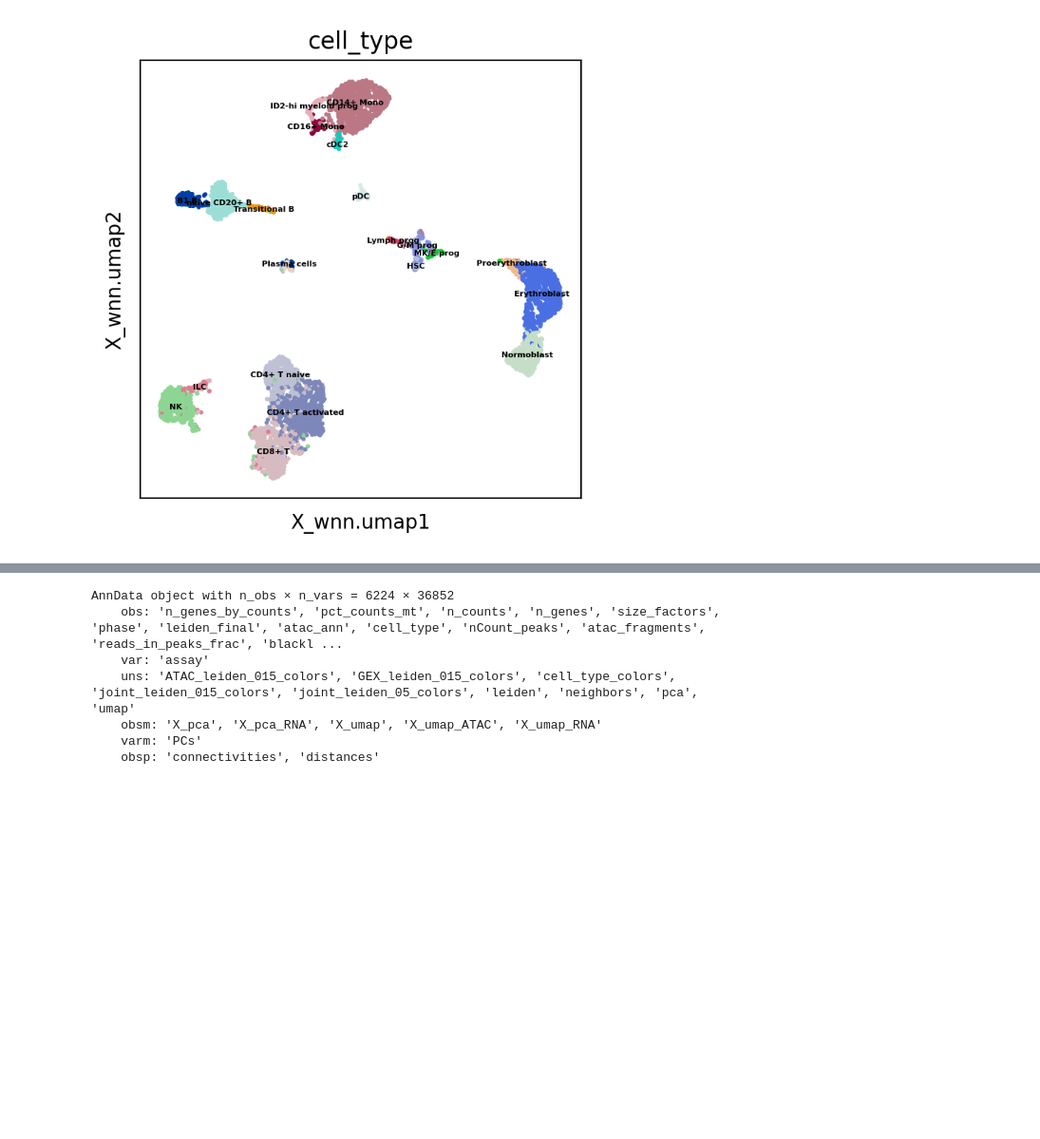
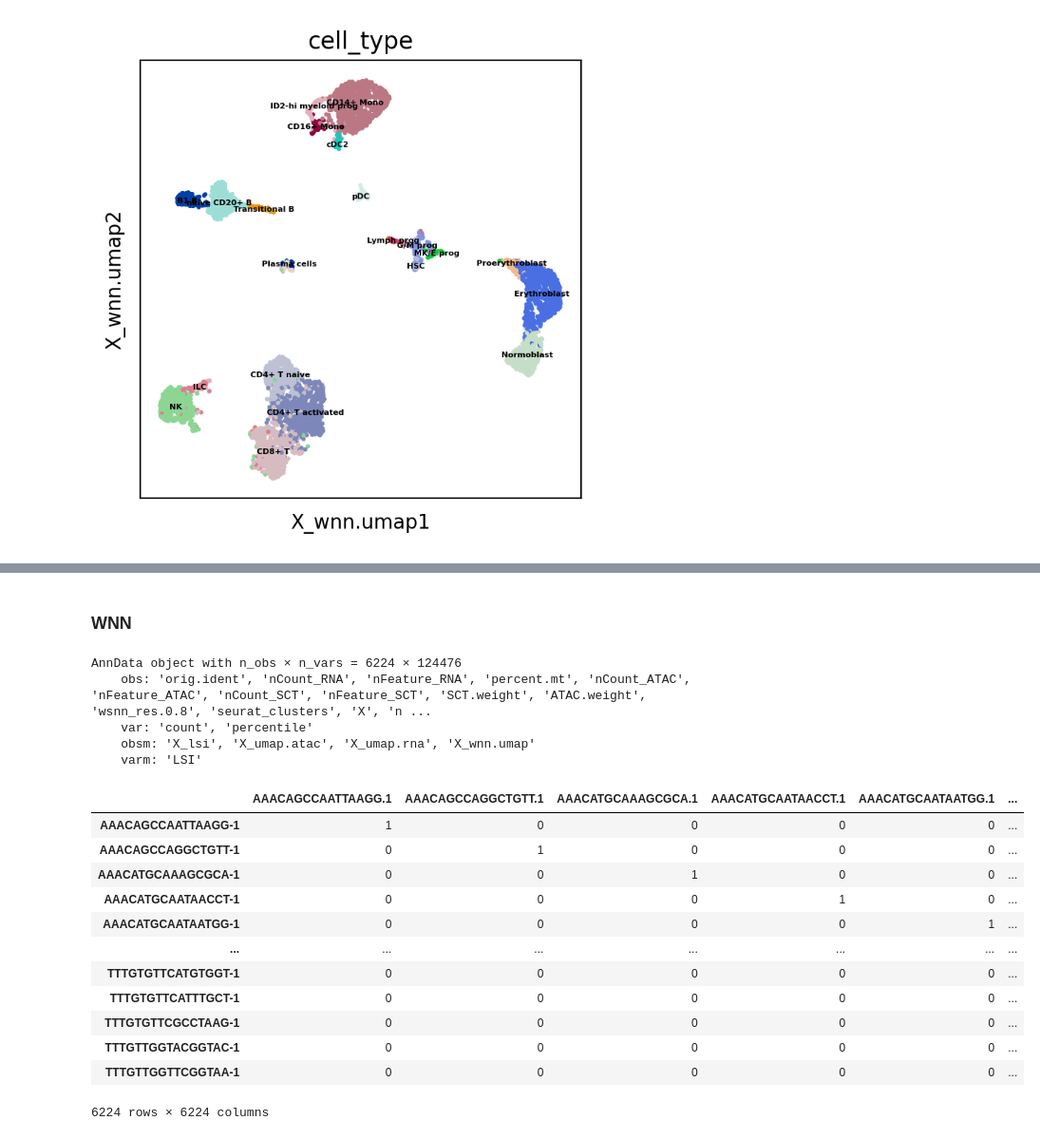
Before and after one commit to czbiohub-sf/celltype_annotation_tutorial, a Jupyter notebook: notebooks/NB_preprocess_multimodal_datasets_neurips_S1D1_multiome_GEX_ATAC_exCellxgene_v2.ipynb, the cells around one changed output, grey strips where cells are left out. Shown: that part at 95% size. Saved outputs shown, nothing was run; the diff lists cells and outputs as text; code cells hidden in the pictures; blank space fills up the shorter version.

```diff
--- a/notebooks/NB_preprocess_multimodal_datasets_neurips_S1D1_multiome_GEX_ATAC_exCellxgene_v2.ipynb
+++ b/notebooks/NB_preprocess_multimodal_datasets_neurips_S1D1_multiome_GEX_ATAC_exCellxgene_v2.ipynb
@@ -355,13 +309,11 @@ findfont: Generic family 'sans-serif' not found because none of the following fa
+# %% [markdown]
+### WNN
 # %%
-# bring in the cell x genes (RNA+ATAC-mapped) format again
-
-adata_test = sc.read_h5ad("/mnt/ibm_lg/yangjoon.kim/excellxgene_tutorial_manuscript/data/neurips2021_multiome/s1d1_rna_atac_joint_v3.h5ad")
-adata_test
+adata_seurat = sc.read_h5ad("/mnt/ibm_lg/yangjoon.kim/excellxgene_tutorial_manuscript/data/neurips2021_multiome/s1d1_rna_atac_wnn_seurat.h5ad")
+adata_seurat
 # %% [output]
-AnnData object with n_obs × n_vars = 6224 × 36852
-    obs: 'n_genes_by_counts', 'pct_counts_mt', 'n_counts', 'n_genes', 'size_factors', 'phase', 'leiden_final', 'atac_ann', 'cell_type', 'nCount_peaks', 'atac_fragments', 'reads_in_peaks_frac', 'blackl ...
-    var: 'assay'
-    uns: 'ATAC_leiden_015_colors', 'GEX_leiden_015_colors', 'cell_type_colors', 'joint_leiden_015_colors', 'joint_leiden_05_colors', 'leiden', 'neighbors', 'pca', 'umap'
-    obsm: 'X_pca', 'X_pca_RNA', 'X_umap', 'X_umap_ATAC', 'X_umap_RNA'
-    varm: 'PCs'
-    obsp: 'connectivities', 'distances'
+AnnData object with n_obs × n_vars = 6224 × 124476
+    obs: 'orig.ident', 'nCount_RNA', 'nFeature_RNA', 'percent.mt', 'nCount_ATAC', 'nFeature_ATAC', 'nCount_SCT', 'nFeature_SCT', 'SCT.weight', 'ATAC.weight', 'wsnn_res.0.8', 'seurat_clusters', 'X', 'n ...
+    var: 'count', 'percentile'
+    obsm: 'X_lsi', 'X_umap.atac', 'X_umap.rna', 'X_wnn.umap'
+    varm: 'LSI'
@@ -370,0 +320,18 @@ adata_test.obsm["X_umap_WNN_seurat"] = adata_seurat.obsm["X_wnn.umap"]
+# %%
+wnn_neighbors = pd.read_csv("/mnt/ibm_lg/yangjoon.kim/excellxgene_tutorial_manuscript/data/neurips2021_multiome/connectivities",
+                            index_col=[0])
+wnn_neighbors
+# %% [output]
+|  | AAACAGCCAATTAAGG.1 | AAACAGCCAGGCTGTT.1 | AAACATGCAAAGCGCA.1 | AAACATGCAATAACCT.1 | AAACATGCAATAATGG.1 | ... |
+| AAACAGCCAATTAAGG-1 | 1 | 0 | 0 | 0 | 0 | ... |
+| AAACAGCCAGGCTGTT-1 | 0 | 1 | 0 | 0 | 0 | ... |
+| AAACATGCAAAGCGCA-1 | 0 | 0 | 1 | 0 | 0 | ... |
+| AAACATGCAATAACCT-1 | 0 | 0 | 0 | 1 | 0 | ... |
+| AAACATGCAATAATGG-1 | 0 | 0 | 0 | 0 | 1 | ... |
+| ... | ... | ... | ... | ... | ... | ... |
+| TTTGTGTTCATGTGGT-1 | 0 | 0 | 0 | 0 | 0 | ... |
+| TTTGTGTTCATTTGCT-1 | 0 | 0 | 0 | 0 | 0 | ... |
+| TTTGTGTTCGCCTAAG-1 | 0 | 0 | 0 | 0 | 0 | ... |
+| TTTGTTGGTACGGTAC-1 | 0 | 0 | 0 | 0 | 0 | ... |
+| TTTGTTGGTTCGGTAA-1 | 0 | 0 | 0 | 0 | 0 | ... |
+6224 rows × 6224 columns
```
Also changed, not shown: parts of 55 cells of this notebook, 30 other files.
